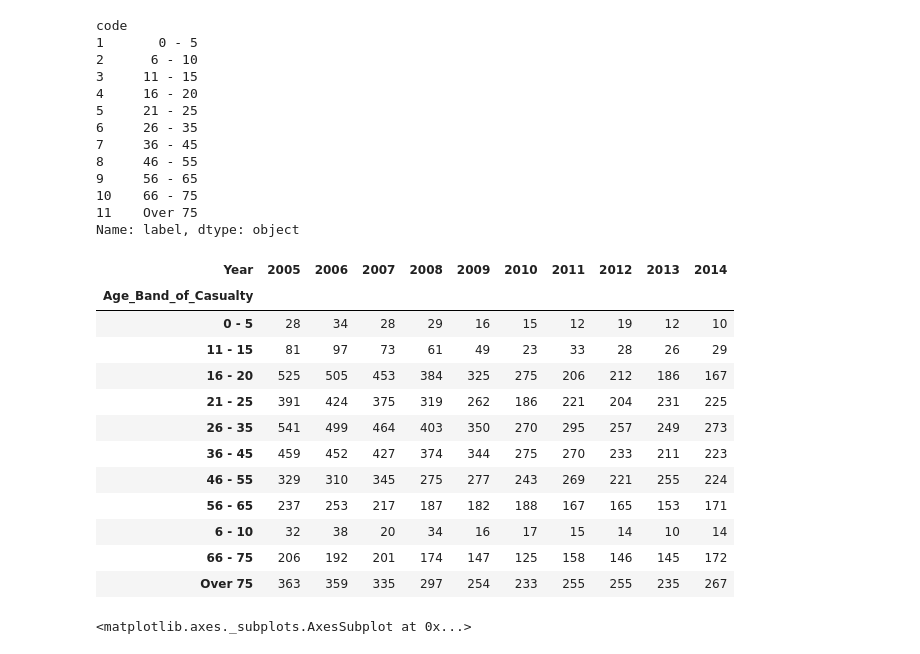
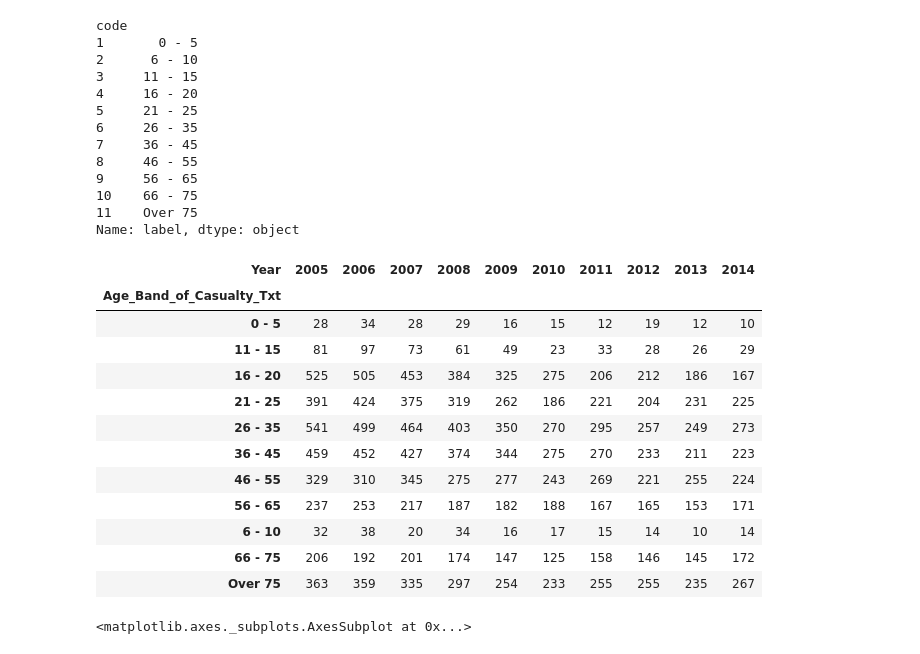
Before and after one commit to mmarto/pandas-snippets, a Jupyter notebook: casualtiesDf.ipynb, the cells around one changed output. Saved outputs shown, nothing was run; the diff lists cells and outputs as text; code cells hidden in the pictures.

```diff
--- a/casualtiesDf.ipynb
+++ b/casualtiesDf.ipynb
@@ -95,5 +95,5 @@ Name: label, dtype: object
 # %%
 #df.Casualty_Reference.unique()
 # %%
-df['Casualty_Class'] = df.Casualty_Class.map(descDict['Casualty Class'].set_index('code')['label'])
+df['Casualty_Class_Txt'] = df.Casualty_Class.map(descDict['Casualty Class'].set_index('code')['label'])
 # %%
@@ -246,12 +249,12 @@ code
 11    Over 75
 Name: label, dtype: object
 # %%
-df['Age_Band_of_Casualty'] = df.Age_Band_of_Casualty.map(descDict['Age Band'].set_index('code')['label'])
+df['Age_Band_of_Casualty_Txt'] = df.Age_Band_of_Casualty.map(descDict['Age Band'].set_index('code')['label'])
 # %%
-df[df.Casualty_Severity == 'Fatal'].groupby(['Year', 'Age_Band_of_Casualty']).size().unstack(0)
+df[df.Casualty_Severity == 'Fatal'].groupby(['Year', 'Age_Band_of_Casualty_Txt']).size().unstack(0)
 # %% [output]
 | Year | 2005 | 2006 | 2007 | 2008 | 2009 | 2010 | 2011 | 2012 | 2013 | 2014 |
-| Age_Band_of_Casualty |  |  |  |  |  |  |  |  |  |  |
+| Age_Band_of_Casualty_Txt |  |  |  |  |  |  |  |  |  |  |
 | 0 - 5 | 28 | 34 | 28 | 29 | 16 | 15 | 12 | 19 | 12 | 10 |
 | 11 - 15 | 81 | 97 | 73 | 61 | 49 | 23 | 33 | 28 | 26 | 29 |
 | 16 - 20 | 525 | 505 | 453 | 384 | 325 | 275 | 206 | 212 | 186 | 167 |
```
Also changed, not shown: parts of 18 cells of this notebook.
